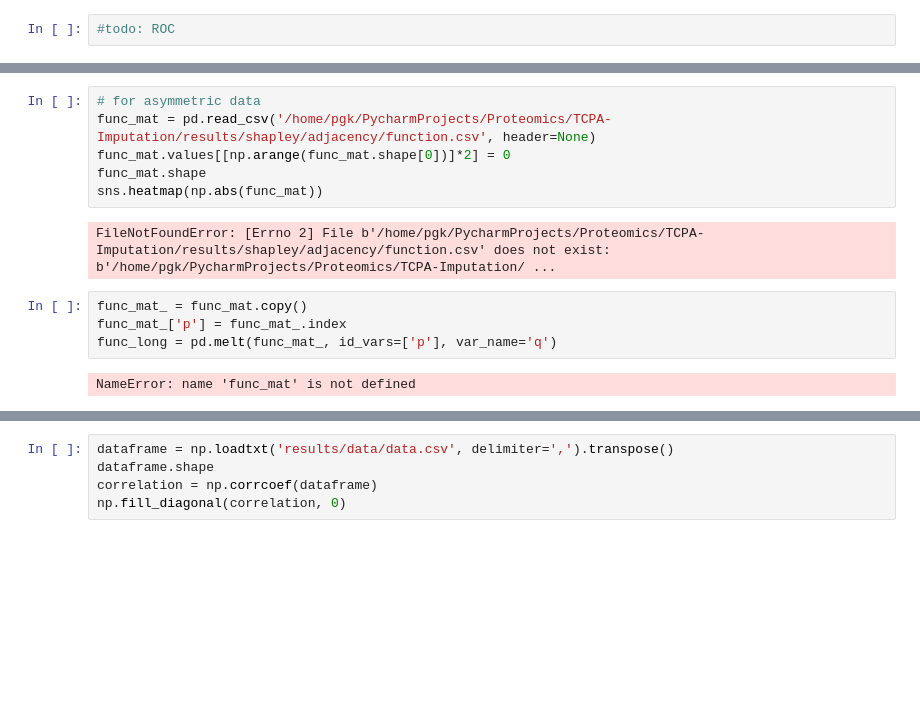
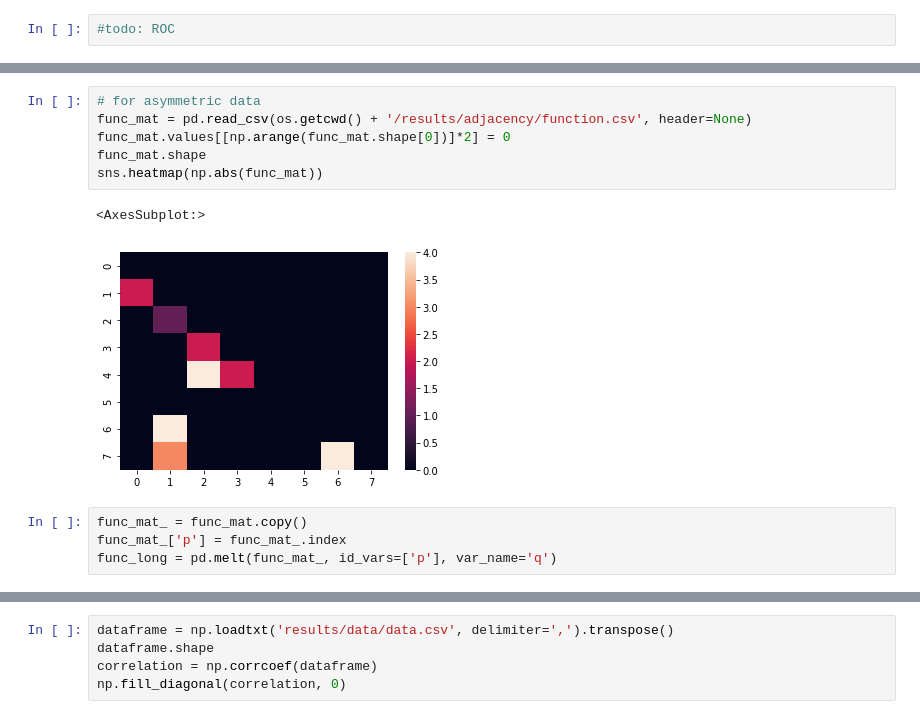
Before and after one commit to gabrieldernbach/TCPA-Imputation, a Jupyter notebook: nn_adjacency_reconstruction.ipynb, the cells around one changed output, grey strips where cells are left out. Saved outputs shown, nothing was run; the diff lists cells and outputs as text; blank space fills up the shorter version.

```diff
--- a/nn_adjacency_reconstruction.ipynb
+++ b/nn_adjacency_reconstruction.ipynb
@@ -40,17 +146,16 @@ NameError: name 'data_wide' is not defined
 # %%
 # for asymmetric data
-func_mat = pd.read_csv('/home/pgk/PycharmProjects/Proteomics/TCPA-Imputation/results/shapley/adjacency/function.csv', header=None)
+func_mat = pd.read_csv(os.getcwd() + '/results/adjacency/function.csv', header=None)
 func_mat.values[[np.arange(func_mat.shape[0])]*2] = 0
 func_mat.shape
 sns.heatmap(np.abs(func_mat))
 # %% [output]
-FileNotFoundError: [Errno 2] File b'/home/pgk/PycharmProjects/Proteomics/TCPA-Imputation/results/shapley/adjacency/function.csv' does not exist: b'/home/pgk/PycharmProjects/Proteomics/TCPA-Imputation/ ...
+<AxesSubplot:>
+[figure, added]
 # %%
 func_mat_ = func_mat.copy()
 func_mat_['p'] = func_mat_.index
 func_long = pd.melt(func_mat_, id_vars=['p'], var_name='q')
-# %% [output]
-NameError: name 'func_mat' is not defined
 # %%
 data.rename(columns = {'masked_protein': 'p', 'target': 'q'}, inplace=True)
 new_data = pd.merge(data, func_long, how = 'left', left_on =['p', 'q'], right_on = ['p', 'q'])
```
Also changed, not shown: parts of 16 cells of this notebook.
